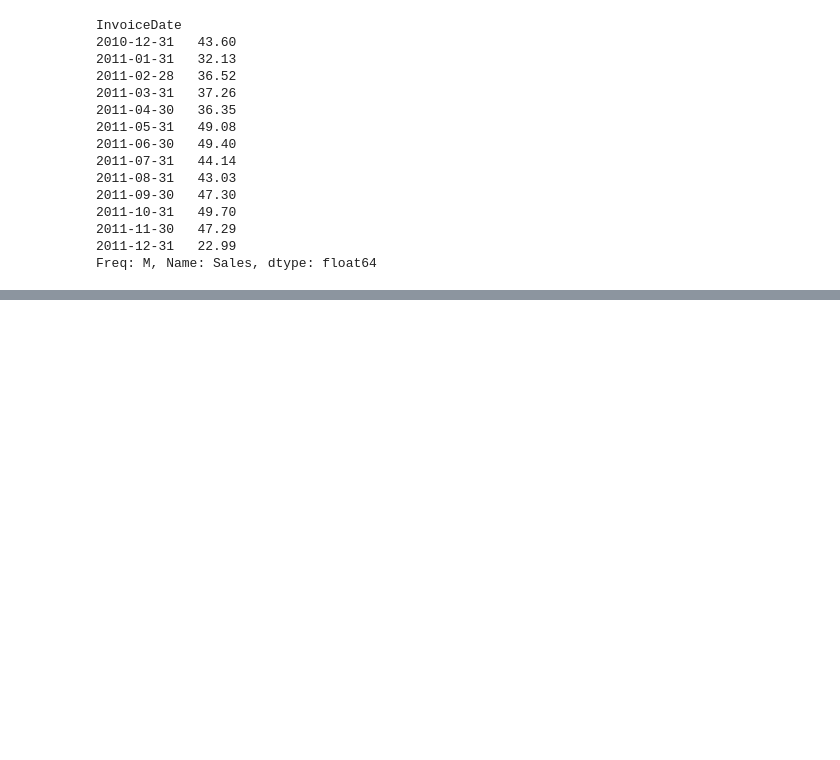
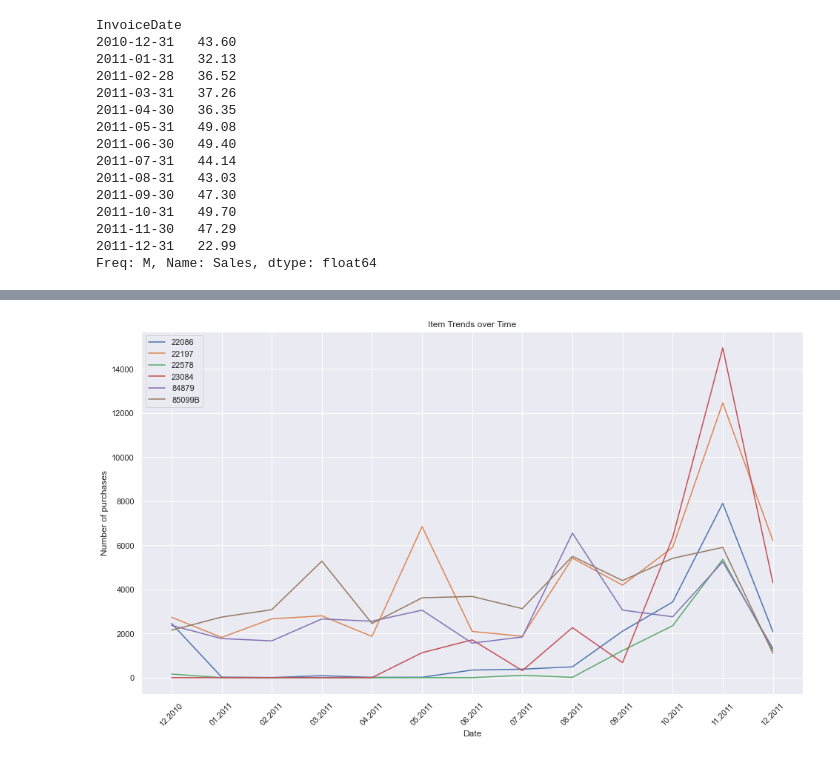
Before and after one commit to nitinjosephrepo/Ecommerce-product-analytics, a Jupyter notebook: Ecomerce Product Analytics with Pandas .ipynb, the cells around one changed output, grey strips where cells are left out. Cells and saved outputs as stored; diff of their text form; code cells hidden in the pictures; blank space fills up the shorter version.

```diff
--- a/Ecomerce Product Analytics with Pandas .ipynb
+++ b/Ecomerce Product Analytics with Pandas .ipynb
@@ -381,0 +429,5 @@ Freq: M, Name: Sales, dtype: float64
+# %%
+pop_item_df = pd.DataFrame(
+    df.set_index('InvoiceDate').groupby([pd.Grouper(freq = 'M'), 'StockCode'])['Quantity'].sum()
+
+)
@@ -381,0 +468,11 @@ Freq: M, Name: Sales, dtype: float64
+# %%
+#group by top 6 items
+
+date_item_df = pd.DataFrame(
+    df.loc[
+        df['StockCode'].isin(['23084','22197', '22086', '85099B', '22578','84879'])
+    ].set_index('InvoiceDate').groupby([
+        pd.Grouper(freq='M'), 'StockCode'
+    ])['Quantity'].sum()
+)
+date_item_df
@@ -381,0 +494,4 @@ Freq: M, Name: Sales, dtype: float64
+# %%
+trending_itmes_df = date_item_df.reset_index().pivot('InvoiceDate','StockCode').fillna(0)
+trending_itmes_df.columns = trending_itmes_df.columns.droplevel(0)
+trending_itmes_df
@@ -381,0 +514,21 @@ Freq: M, Name: Sales, dtype: float64
+# %%
+ax = pd.DataFrame(trending_itmes_df.values).plot(
+    figsize=(16,9),
+    grid=True,
+)
+
+ax.set_ylabel('Number of purchases')
+ax.set_xlabel('Date')
+ax.set_title('Item Trends over Time')
+
+ax.legend(trending_itmes_df.columns, loc='upper left')
+
+plt.xticks(
+    range(len(trending_itmes_df.index)),
+    [x.strftime('%m.%Y') for x in trending_itmes_df.index],
+    rotation=45
+)
+
+plt.show()
+# %% [output]
+[figure, added]
```
Also changed, not shown: parts of 25 cells of this notebook, 1 other file.
